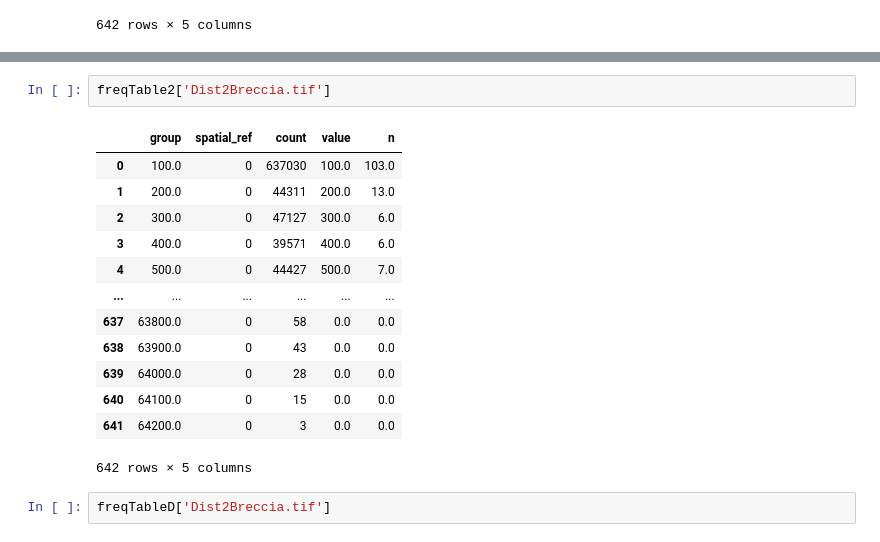
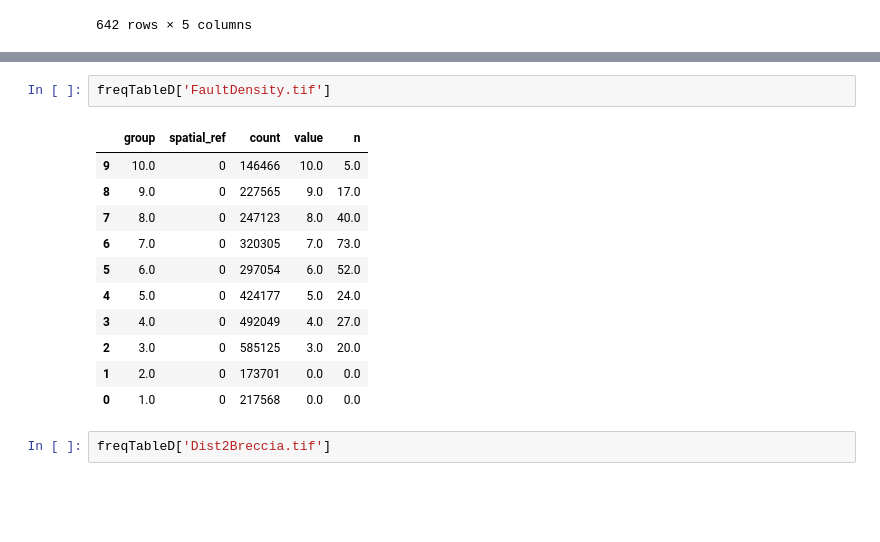
Before and after one commit to RichardScottOZ/Simple-Weights-of-Evidence, a Jupyter notebook: WoE-Test.ipynb, the cells around one changed output, grey strips where cells are left out. Drawn from its saved outputs; the diff is of its cells as text; blank space fills up the shorter version.

```diff
--- a/WoE-Test.ipynb
+++ b/WoE-Test.ipynb
@@ -265,19 +249,17 @@ valCount2['Dist2Breccia.tif']
-# %%
-freqTable2['Dist2Breccia.tif']
-# %% [output]
-|  | group | spatial_ref | count | value | n |
-| 0 | 100.0 | 0 | 637030 | 100.0 | 103.0 |
-| 1 | 200.0 | 0 | 44311 | 200.0 | 13.0 |
-| 2 | 300.0 | 0 | 47127 | 300.0 | 6.0 |
-| 3 | 400.0 | 0 | 39571 | 400.0 | 6.0 |
-| 4 | 500.0 | 0 | 44427 | 500.0 | 7.0 |
-| ... | ... | ... | ... | ... | ... |
-| 637 | 63800.0 | 0 | 58 | 0.0 | 0.0 |
-| 638 | 63900.0 | 0 | 43 | 0.0 | 0.0 |
-| 639 | 64000.0 | 0 | 28 | 0.0 | 0.0 |
-| 640 | 64100.0 | 0 | 15 | 0.0 | 0.0 |
-| 641 | 64200.0 | 0 | 3 | 0.0 | 0.0 |
-642 rows × 5 columns
+# %%
+freqTableD['FaultDensity.tif']
+# %% [output]
+|  | group | spatial_ref | count | value | n |
+| 9 | 10.0 | 0 | 146466 | 10.0 | 5.0 |
+| 8 | 9.0 | 0 | 227565 | 9.0 | 17.0 |
+| 7 | 8.0 | 0 | 247123 | 8.0 | 40.0 |
+| 6 | 7.0 | 0 | 320305 | 7.0 | 73.0 |
+| 5 | 6.0 | 0 | 297054 | 6.0 | 52.0 |
+| 4 | 5.0 | 0 | 424177 | 5.0 | 24.0 |
+| 3 | 4.0 | 0 | 492049 | 4.0 | 27.0 |
+| 2 | 3.0 | 0 | 585125 | 3.0 | 20.0 |
+| 1 | 2.0 | 0 | 173701 | 0.0 | 0.0 |
+| 0 | 1.0 | 0 | 217568 | 0.0 | 0.0 |
 # %%
 freqTableD['Dist2Breccia.tif']
 # %% [output]
```
Also changed, not shown: parts of 4 cells of this notebook.
